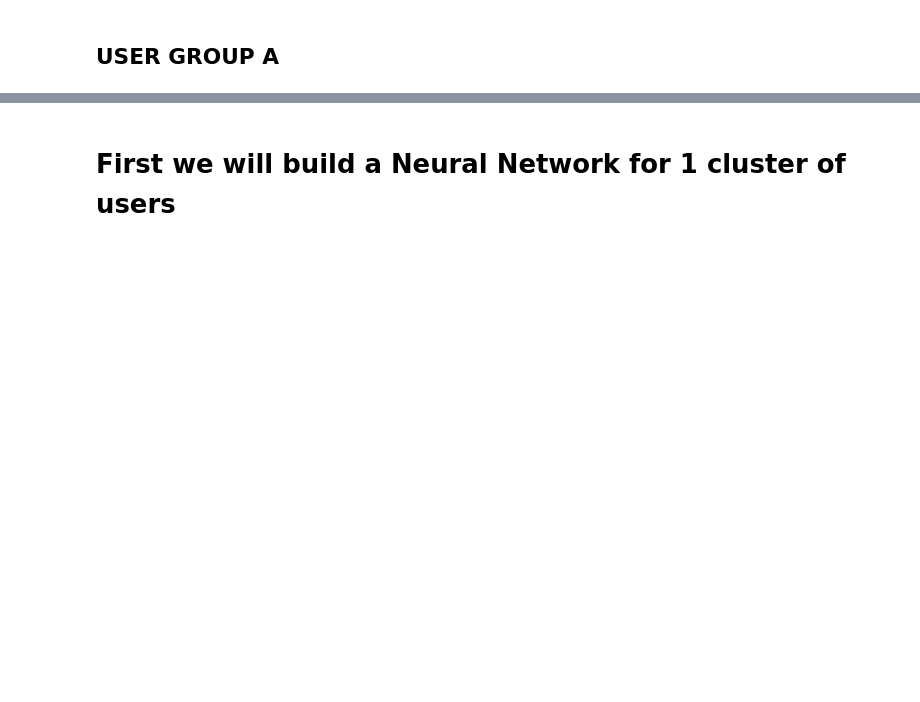
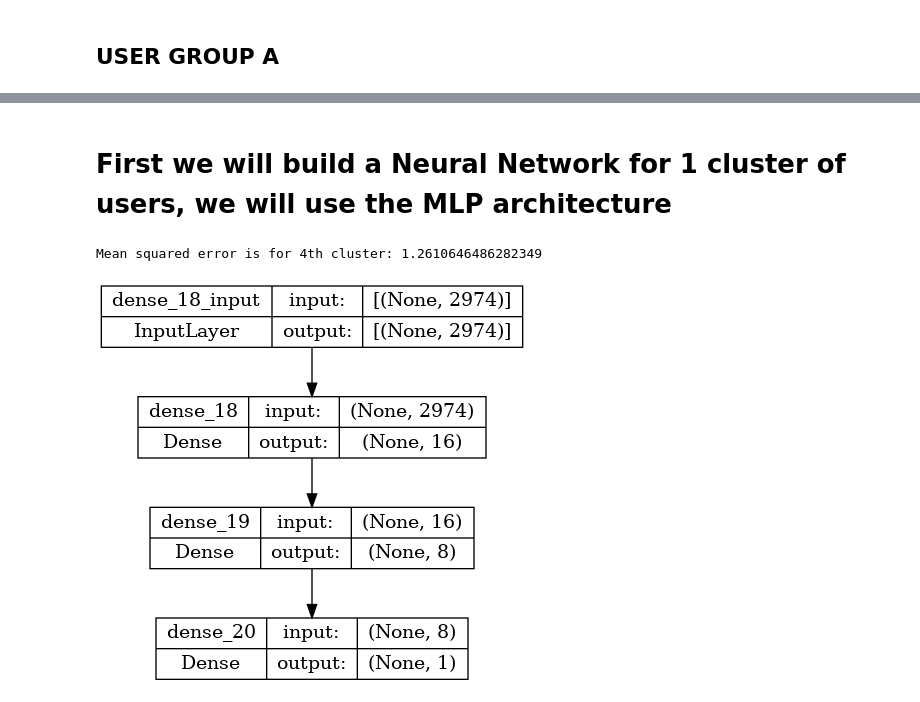
Before and after one commit to Panoskontos/Movie_reccomendation, a Jupyter notebook: main.ipynb, the cells around one changed output, grey strips where cells are left out. Cells and saved outputs as stored; diff of their text form; code cells hidden in the pictures; blank space fills up the shorter version.

```diff
--- a/main.ipynb
+++ b/main.ipynb
@@ -299,6 +288,9 @@ Unexpected exception formatting exception. Falling back to standard exception
 # %%
 # cluster the users using k-means
-kmeans = KMeans(n_clusters=12, random_state=0)
+
+# best number is 12 but we will take 4 for easier visuallization and more dense clusters
+
+kmeans = KMeans(n_clusters=4, random_state=0)
 clusters = kmeans.fit_predict(df_norm)
 # %%
 # add the cluster labels to the dataframe
@@ -326,7 +325,7 @@ plt.show()
 R = R.apply(pd.to_numeric)
 UA = R[R['cluster'] == 1]
 UB = R[R['cluster'] == 0]
-UC = R[R['cluster'] == 3]
-UD = R[R['cluster'] == 4]
+UC = R[R['cluster'] == 2]
+UD = R[R['cluster'] == 3]
 # %%
 UD
@@ -373,18 +416,22 @@ from sklearn.model_selection import train_test_split
 # %% [markdown]
-# First we will build a Neural Network for 1 cluster of users
+# First we will build a Neural Network for 1 cluster of users, we will use the MLP architecture
 # %%
-# We will use UC
+# We will use UD
+# We will use the MLP architecture for this
 # Split the data into training and testing sets
-X_train, X_test, y_train, y_test = train_test_split(UD.iloc[:, :-1], UD.iloc[:, -1], test_size=0.2)
+
+UD_X_train, UD_X_test, UD_y_train, UD_y_test = train_test_split(UD.iloc[:, :-1], UD.iloc[:, -1], test_size=0.2)
 
 model = tf.keras.Sequential([
-    tf.keras.layers.Dense(16, input_dim=X_train.shape[1], activation='relu'),
+    tf.keras.layers.Dense(16, input_dim=UD_X_train.shape[1], activation='relu'),
     tf.keras.layers.Dense(8, activation='relu'),
     tf.keras.layers.Dense(1, activation='linear')
 ])
 model.compile(loss='mean_squared_error', optimizer='adam')
-model.fit(X_train, y_train, epochs=100, batch_size=16, verbose=0)
+model.fit(UD_X_train, UD_y_train, epochs=100, batch_size=16, verbose=0)
 
 # Evaluate the model
-loss = model.evaluate(X_test, y_test, verbose=0)
-print('Mean squared error is:', loss)
+loss = model.evaluate(UD_X_test, UD_y_test, verbose=0)
+print('Mean squared error is for 4th cluster:', loss)
+# %% [output]
+Mean squared error is for 4th cluster: 1.2610646486282349
@@ -397,0 +438,7 @@ plot_model(model, to_file='model_plot.png', show_shapes=True, show_layer_names=T
+# %%
+from tensorflow.keras.utils import plot_model
+
+# Generate a plot of the model architecture
+plot_model(model, show_shapes=True, show_layer_names=True)
+# %% [output]
+[figure, added]
```
Also changed, not shown: parts of 20 cells of this notebook, 1 other file.
